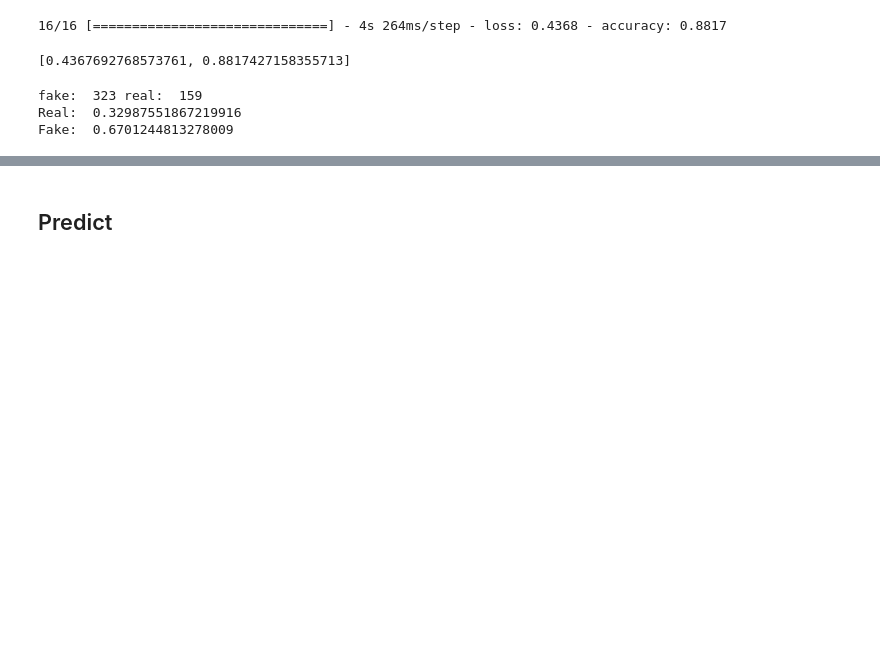
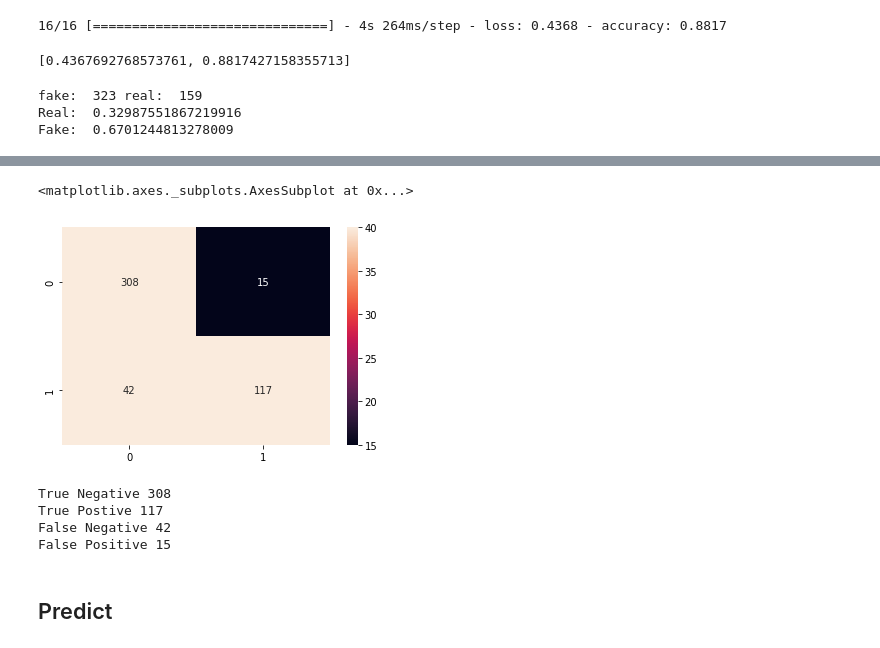
Before and after one commit to christinawanggg/ait-dl-deepfake, a Jupyter notebook: AIT_DL_Project.ipynb, the cells around one changed output, grey strips where cells are left out. Drawn from its saved outputs; the diff is of its cells as text; code cells hidden in the pictures; blank space fills up the shorter version.

```diff
--- a/AIT_DL_Project.ipynb
+++ b/AIT_DL_Project.ipynb
@@ -342,3 +343,6 @@ print("Fake: ", 1- (159/(482)))
 fake:  323 real:  159
 Real:  0.32987551867219916
 Fake:  0.6701244813278009
+# %%
+preds = model.predict(X_test)
+preds_label = np.rint(preds)
@@ -345,2 +374,19 @@ Fake:  0.6701244813278009
+# %%
+conf = confusion_matrix(Y_test,preds_label)
+sns.heatmap(conf, annot=True, fmt="d", vmax=40)
+# %% [output]
+<matplotlib.axes._subplots.AxesSubplot at 0x...>
+[figure, added]
+# %%
+tn, fp, fn, tp = confusion_matrix(Y_test, preds_label).ravel()
+print("True Negative",tn)
+print("True Postive",tp)
+print("False Negative",fn)
+print("False Positive",fp)
+# %% [output]
+True Negative 308
+True Postive 117
+False Negative 42
+False Positive 15
 # %%
 # This was our first model attempt - just using CNN. The accuracy was only .67
```
Also changed, not shown: parts of 5 cells of this notebook.
